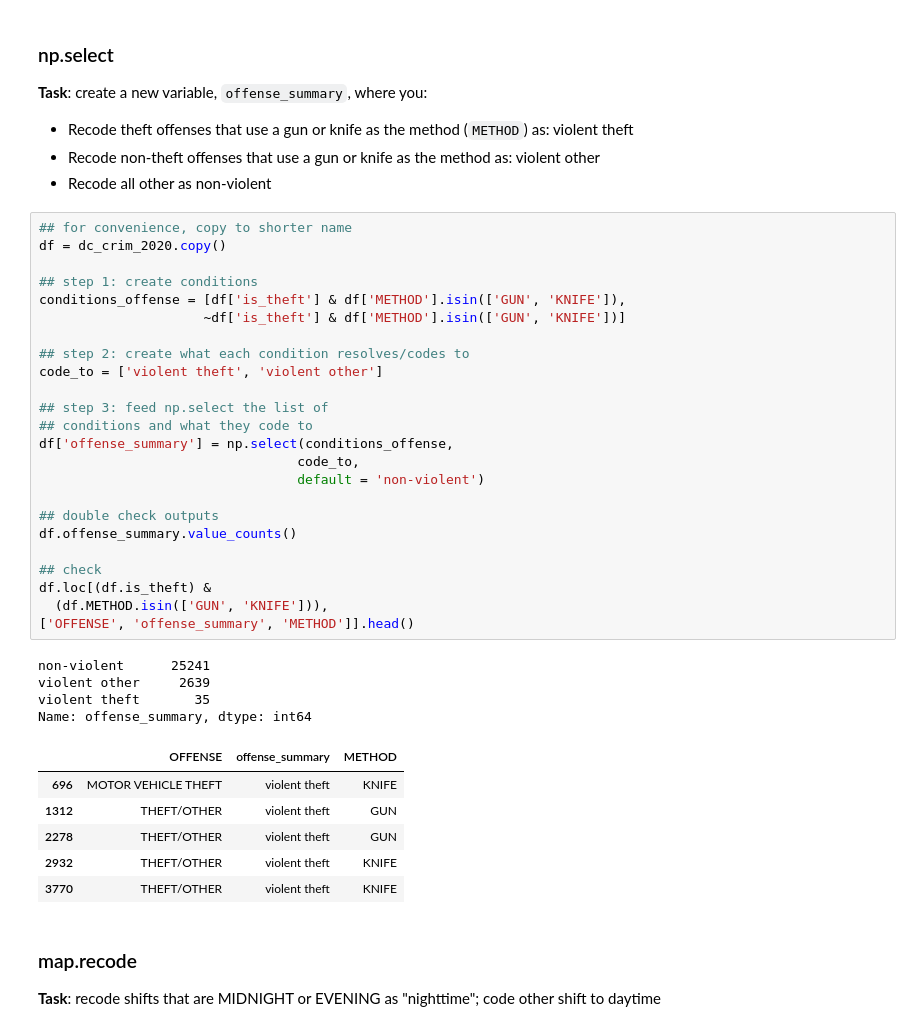
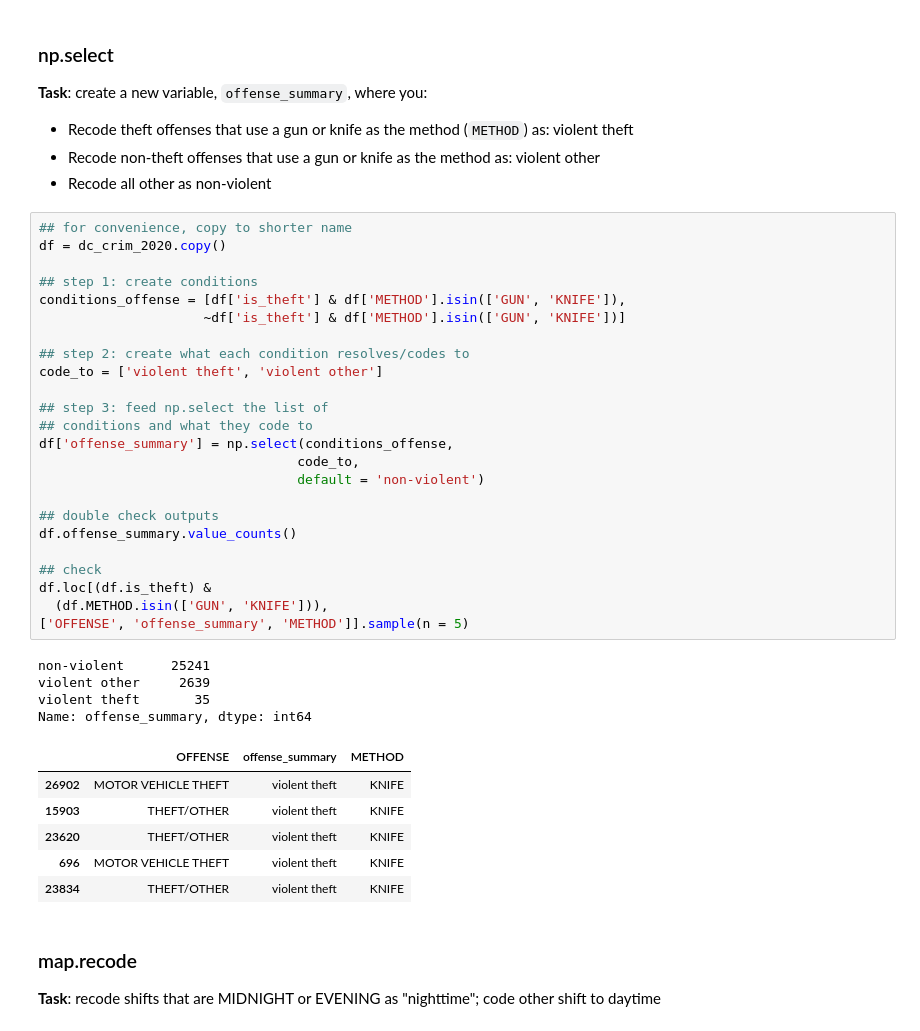
Before and after one commit to rebeccajohnson88/qss20_slides_activities, a Jupyter notebook: activities/w22_activities/solutions/00_pandas_datacleaning_solutions.ipynb, the cells around one changed output. Saved outputs shown, nothing was run; the diff lists cells and outputs as text.

```diff
--- a/activities/w22_activities/solutions/00_pandas_datacleaning_solutions.ipynb
+++ b/activities/w22_activities/solutions/00_pandas_datacleaning_solutions.ipynb
@@ -295,38 +350,38 @@ pd.crosstab(dc_crim_2020.is_theft_notmotor, dc_crim_2020.OFFENSE)
 # %%
 ## for convenience, copy to shorter name
 df = dc_crim_2020.copy()
 
 ## step 1: create conditions
 conditions_offense = [df['is_theft'] & df['METHOD'].isin(['GUN', 'KNIFE']),
                      ~df['is_theft'] & df['METHOD'].isin(['GUN', 'KNIFE'])]
 
 ## step 2: create what each condition resolves/codes to
 code_to = ['violent theft', 'violent other']
 
 ## step 3: feed np.select the list of
 ## conditions and what they code to
 df['offense_summary'] = np.select(conditions_offense,
                                  code_to,
                                  default = 'non-violent')
 
 ## double check outputs
 df.offense_summary.value_counts()
 
 ## check
 df.loc[(df.is_theft) &
   (df.METHOD.isin(['GUN', 'KNIFE'])),
-['OFFENSE', 'offense_summary', 'METHOD']].head()
+['OFFENSE', 'offense_summary', 'METHOD']].sample(n = 5)
 # %% [output]
 non-violent      25241
 violent other     2639
 violent theft       35
 Name: offense_summary, dtype: int64
 |  | OFFENSE | offense_summary | METHOD |
+| 26902 | MOTOR VEHICLE THEFT | violent theft | KNIFE |
+| 15903 | THEFT/OTHER | violent theft | KNIFE |
+| 23620 | THEFT/OTHER | violent theft | KNIFE |
 | 696 | MOTOR VEHICLE THEFT | violent theft | KNIFE |
-| 1312 | THEFT/OTHER | violent theft | GUN |
-| 2278 | THEFT/OTHER | violent theft | GUN |
-| 2932 | THEFT/OTHER | violent theft | KNIFE |
-| 3770 | THEFT/OTHER | violent theft | KNIFE |
+| 23834 | THEFT/OTHER | violent theft | KNIFE |
 # %% [markdown]
 ### map.recode
 
```
Also changed, not shown: parts of 7 cells of this notebook, 1 other file.
